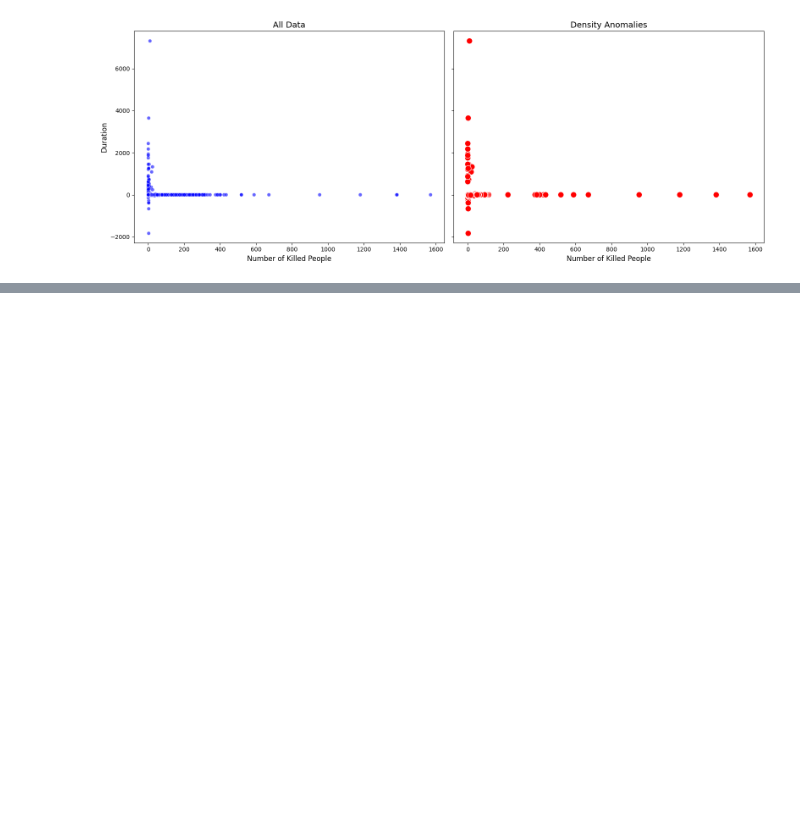
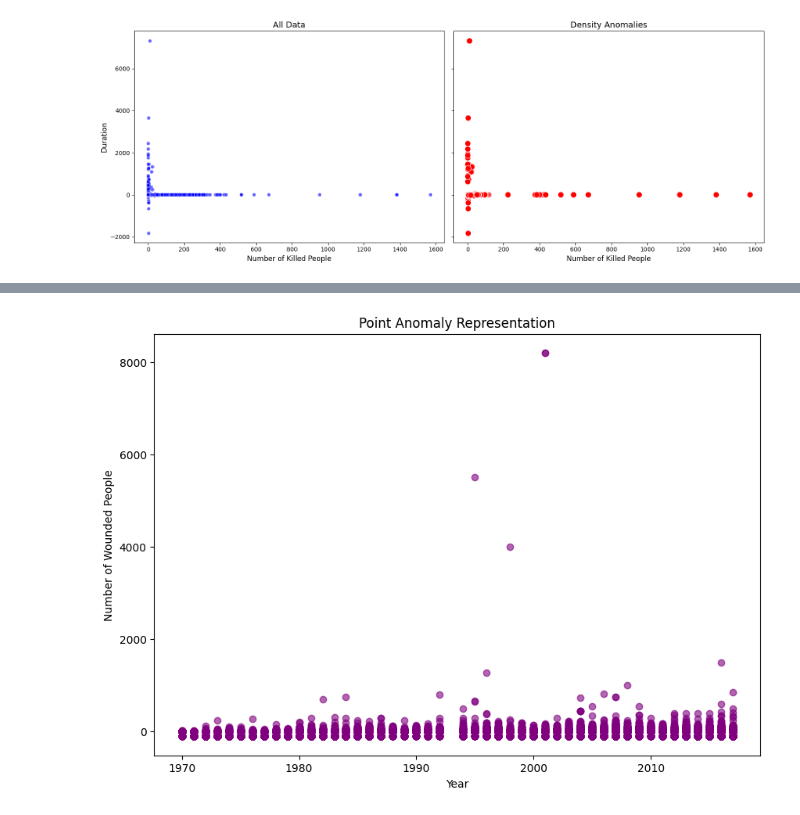
Before and after one commit to yllberisha/Global-Terrorism-Dataset-Analysis, a Jupyter notebook: anomalies.ipynb, the cells around one changed output, grey strips where cells are left out. Cells and saved outputs as stored; diff of their text form; code cells hidden in the pictures; blank space fills up the shorter version.

Commit message:
Grubb's test update & Point anomaly visualization

```diff
--- a/anomalies.ipynb
+++ b/anomalies.ipynb
@@ -239,0 +235,16 @@ plt.show()
+# %%
+fig, ax = plt.subplots(figsize=(10, 7))
+
+plt.scatter(
+    x=filtered_df['Year'],
+    y=filtered_df['Number of Wounded People'],
+    alpha=0.6,
+    color='purple'
+)
+
+plt.xlabel('Year')
+plt.ylabel('Number of Wounded People')
+plt.title('Point Anomaly Representation')
+plt.show()
+# %% [output]
+[figure, added]
```
Also changed, not shown: parts of 2 cells of this notebook, 1 other file.
